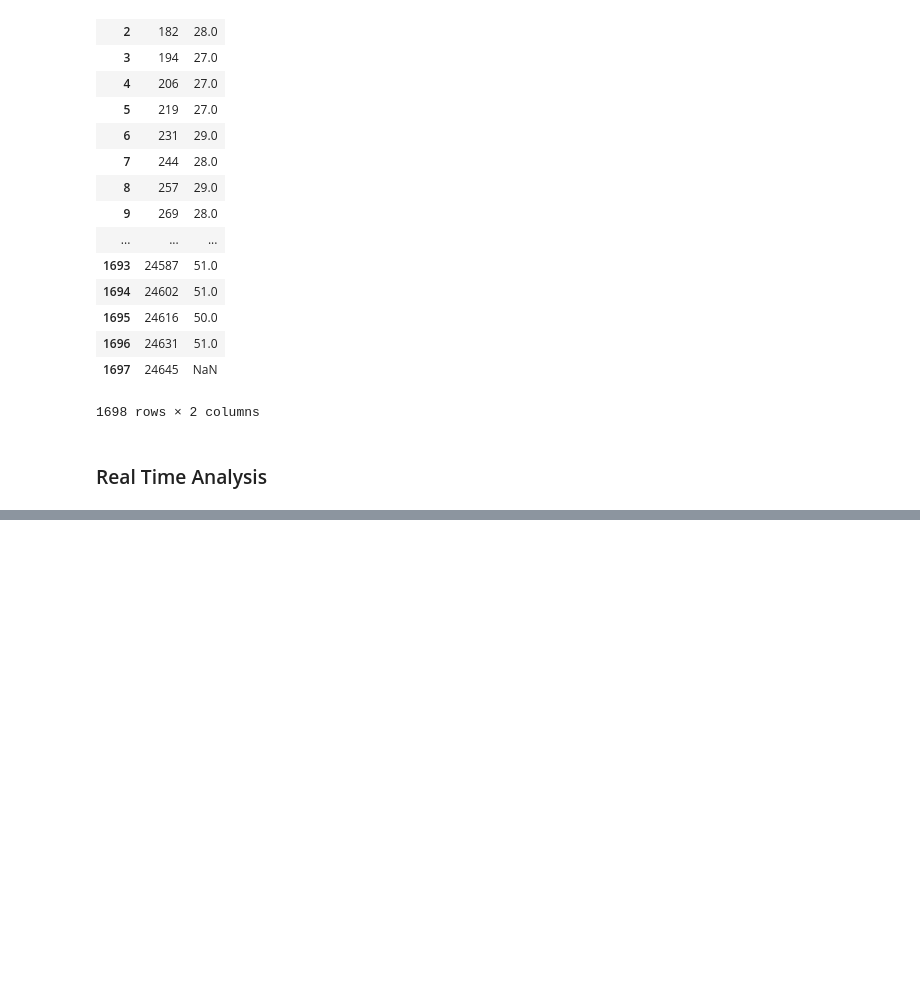
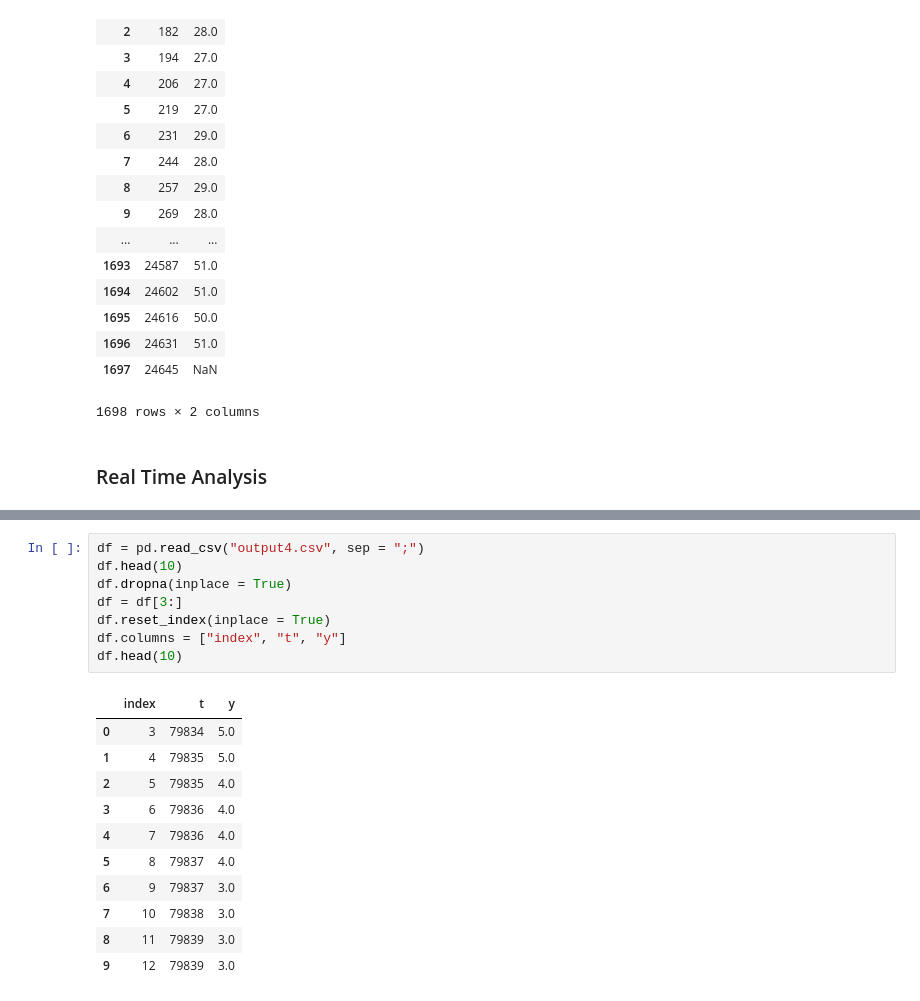
Before and after one commit to francescoweb1010/Optical-Wireless-System, a Jupyter notebook: inspecting_configuration_state.ipynb, the cells around one changed output, grey strips where cells are left out. Saved outputs shown, nothing was run; the diff lists cells and outputs as text; blank space fills up the shorter version.

```diff
--- a/inspecting_configuration_state.ipynb
+++ b/inspecting_configuration_state.ipynb
@@ -194,3 +203,23 @@ df
+# %%
+df = pd.read_csv("output4.csv", sep = ";")
+df.head(10)
+df.dropna(inplace = True)
+df = df[3:]
+df.reset_index(inplace = True)
+df.columns = ["index", "t", "y"]
+df.head(10)
+# %% [output]
+|  | index | t | y |
+| 0 | 3 | 79834 | 5.0 |
+| 1 | 4 | 79835 | 5.0 |
+| 2 | 5 | 79835 | 4.0 |
+| 3 | 6 | 79836 | 4.0 |
+| 4 | 7 | 79836 | 4.0 |
+| 5 | 8 | 79837 | 4.0 |
+| 6 | 9 | 79837 | 3.0 |
+| 7 | 10 | 79838 | 3.0 |
+| 8 | 11 | 79839 | 3.0 |
+| 9 | 12 | 79839 | 3.0 |
 # %%
 import numpy as np
 
```
Also changed, not shown: parts of 4 cells of this notebook.
